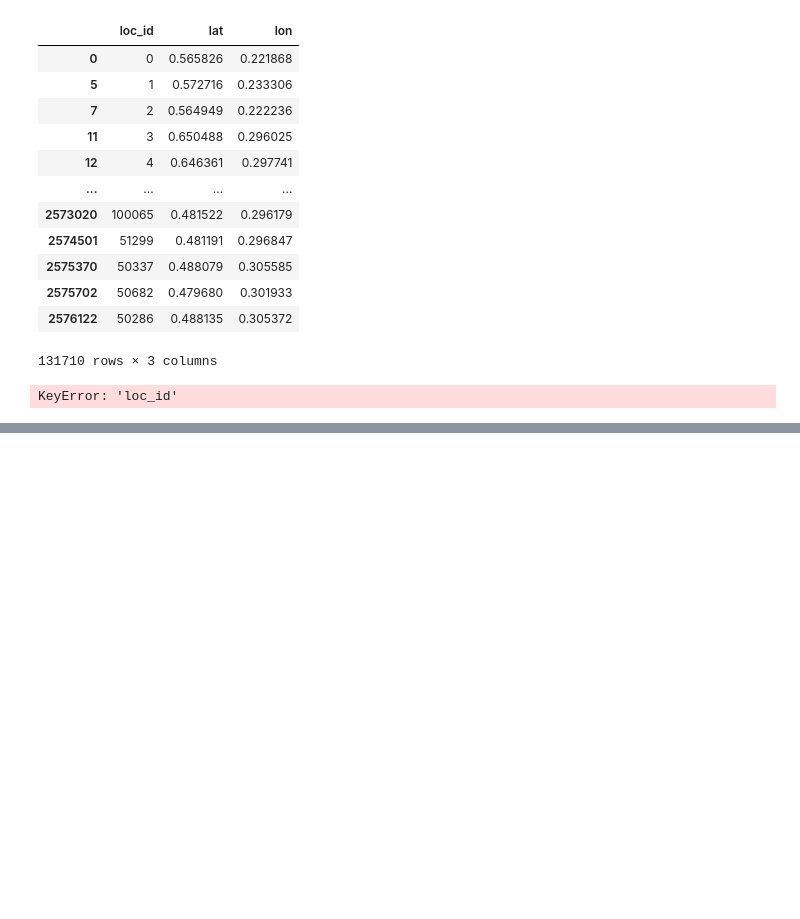
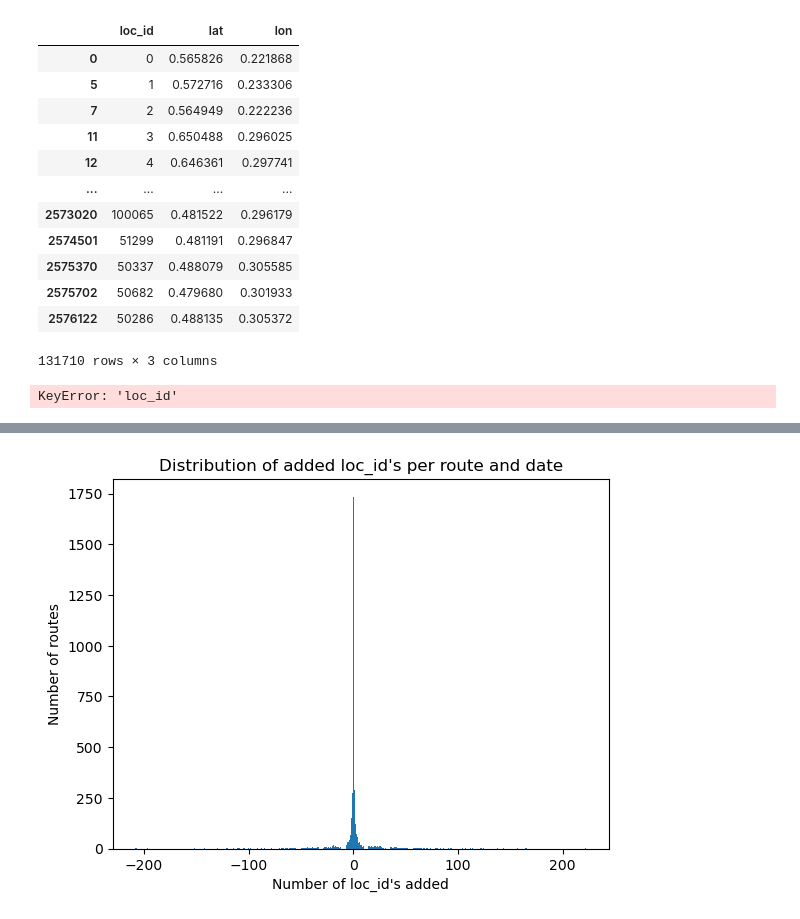
Before and after one commit to kristofopero-lgtm/learning-driver-preferences, a Jupyter notebook: notebooks/analysis._mmylle.ipynb, the cells around one changed output, grey strips where cells are left out. Cells and saved outputs as stored; diff of their text form; code cells hidden in the pictures; blank space fills up the shorter version.

```diff
--- a/notebooks/analysis._mmylle.ipynb
+++ b/notebooks/analysis._mmylle.ipynb
@@ -232,0 +308,4 @@ KeyError: 'loc_id'
+# %%
+newdf4 = add_amount_routes_changed_number(newdf3)
+
+newdf4.head(150)
@@ -232,0 +326,17 @@ KeyError: 'loc_id'
+# %%
+# use one row per route_id + date
+route_level = (
+    newdf4[["route_id", "date", "amount_routes_changed_number"]]
+    .drop_duplicates()
+)
+
+counts = route_level["amount_routes_changed_number"].value_counts().sort_index()
+
+plt.figure()
+plt.bar(counts.index, counts.values)
+plt.xlabel("Number of loc_id's added")
+plt.ylabel("Number of routes")
+plt.title("Distribution of added loc_id's per route and date")
+plt.show()
+# %% [output]
+[figure, added]
```
Also changed, not shown: parts of 20 cells of this notebook.
